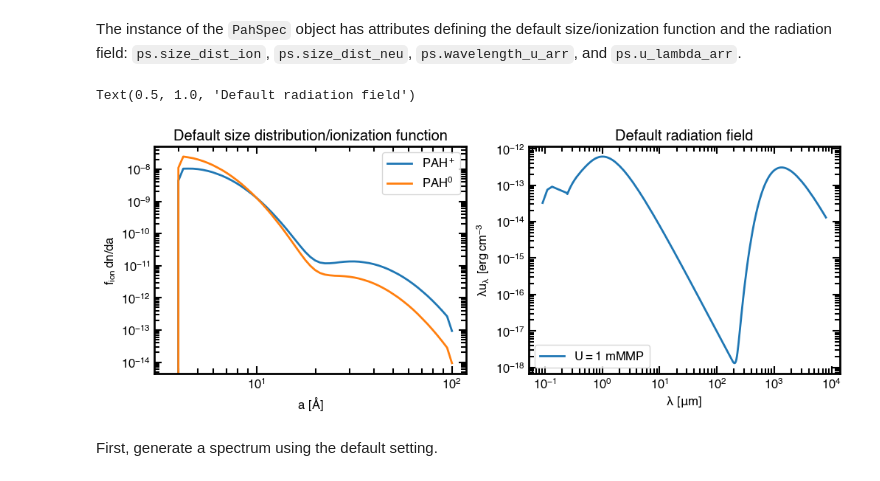
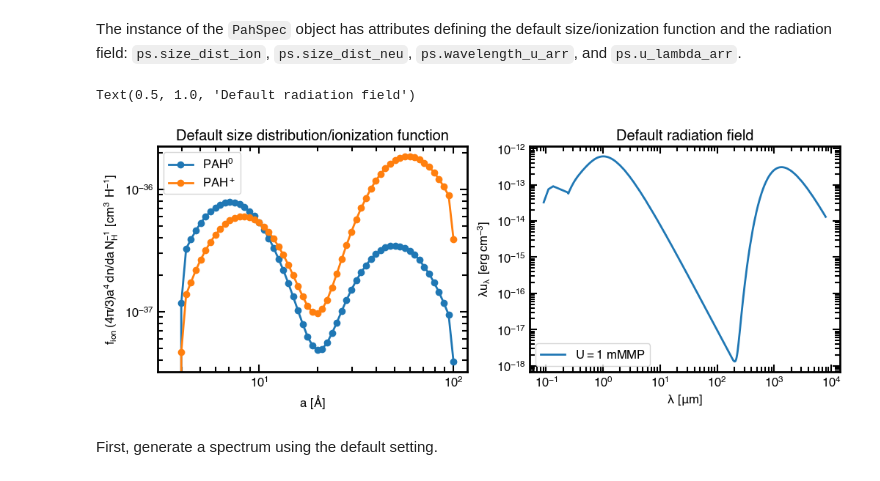
Before and after one commit to helenarichie/pah_spec, a Jupyter notebook: code/generate_spectrum_example.ipynb, the cells around one changed output. Cells and saved outputs as stored; diff of their text form; code cells hidden in the pictures.

```diff
--- a/code/generate_spectrum_example.ipynb
+++ b/code/generate_spectrum_example.ipynb
@@ -68,21 +79,21 @@ TypeError
 The instance of the `PahSpec` object has attributes defining the default size/ionization function and the radiation field: `ps.size_dist_ion`, `ps.size_dist_neu`, `ps.wavelength_u_arr`, and `ps.u_lambda_arr`.
 # %%
 fig, ax = plt.subplots(1, 2, figsize=(12, 4))
-ax[0].loglog(pah_spec.GRAIN_SIZES.to(u.AA), ps.size_dist_ion, label=r"$PAH^+$")
-ax[0].loglog(pah_spec.GRAIN_SIZES.to(u.AA), ps.size_dist_neu, label=r"$PAH^0$")
+ax[0].loglog(pah_spec.GRAIN_SIZES.to(u.AA), ps.size_dist_neu * np.pi * (4 / 3) * pah_spec.GRAIN_SIZES.to(u.cm) ** 4, label=r"$PAH^0$", marker="o")
+ax[0].loglog(pah_spec.GRAIN_SIZES.to(u.AA), ps.size_dist_ion * np.pi * (4 / 3) * pah_spec.GRAIN_SIZES.to(u.cm) ** 4, label=r"$PAH^+$", marker="o")
 ax[0].set_xlabel(r"$a~[\AA]$")
-ax[0].set_ylabel(r"$f_{ion}\,dn/da$")
+ax[0].set_ylabel(r"$f_{ion}\,(4\pi/3)a^4\,dn/da\,N_H^{-1}~[cm^3~H^{-1}]$")
 ax[0].legend()
 ax[0].set_title("Default size distribution/ionization function")
 
 ax[1].loglog(ps.wavelength_u_arr, ps.u_lambda_arr * ps.wavelength_u_arr.to(u.cm), label=r"$U=1$ mMMP")
 ax[1].set_xlabel(r"$\lambda~[\mu m]$")
-ax[1].set_ylabel(r"$\lambda u_\lambda~[erg\,cm^{-3}$")
+ax[1].set_ylabel(r"$\lambda u_\lambda~[erg\,cm^{-3}]$")
 ax[1].legend()
 ax[1].set_title("Default radiation field")
 # %% [output]
 Text(0.5, 1.0, 'Default radiation field')
-[figure, old version]
+[figure, new version]
 # %% [markdown]
 First, generate a spectrum using the default setting.
 # %%
```
Also changed, not shown: parts of 10 cells of this notebook.
